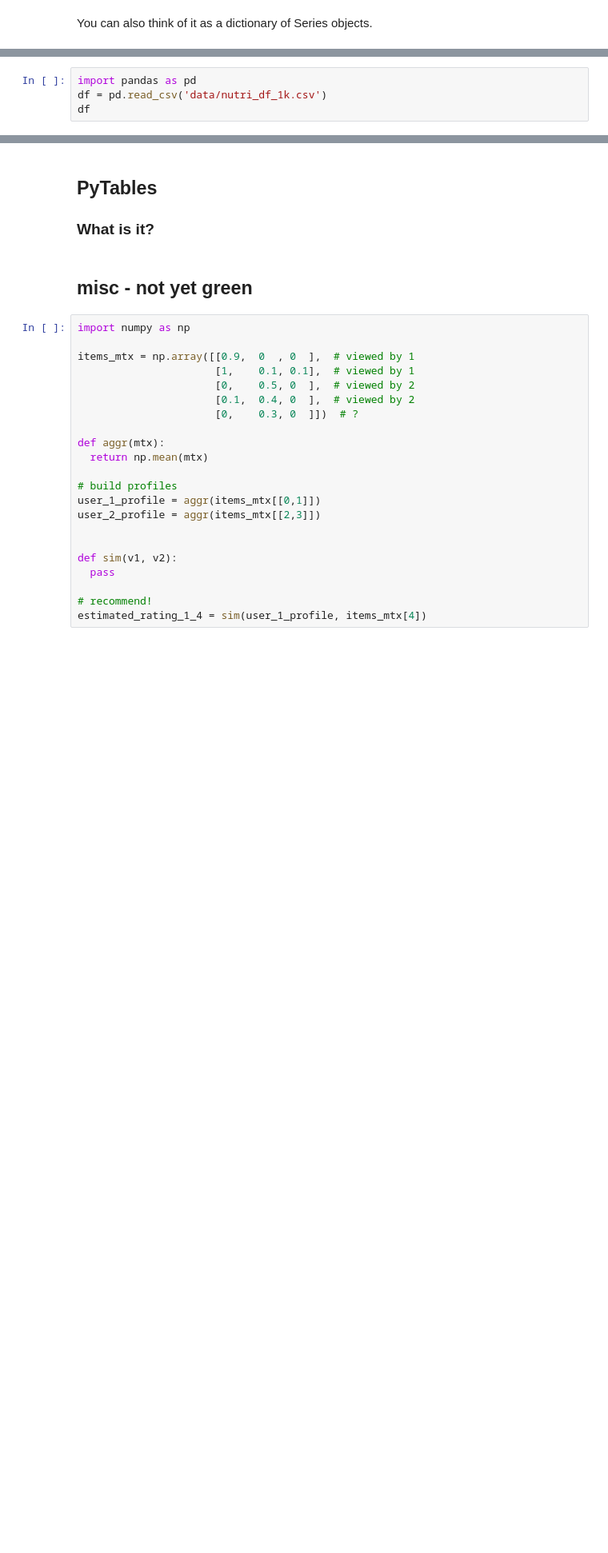
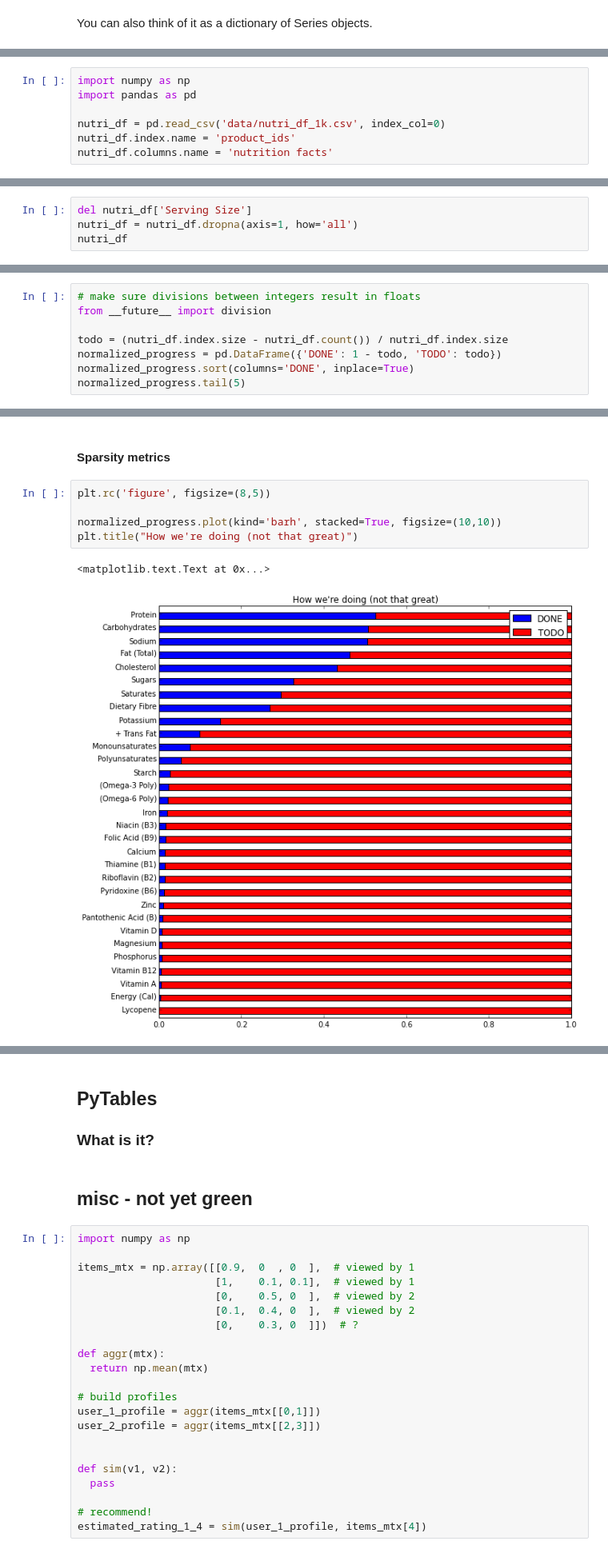
Before and after one commit to aurora1625/pycon2013, a Jupyter notebook: pycon.ipynb, the cells around one changed output, grey strips where cells are left out. Shown: that part at 80% size. Cells and saved outputs as stored; diff of their text form; blank space fills up the shorter version.

```diff
--- a/pycon.ipynb
+++ b/pycon.ipynb
@@ -925,6 +1011,9 @@ df
 # %%
+import numpy as np
 import pandas as pd
-df = pd.read_csv('data/nutri_df_1k.csv')
-df
+
+nutri_df = pd.read_csv('data/nutri_df_1k.csv', index_col=0)
+nutri_df.index.name = 'product_ids'
+nutri_df.columns.name = 'nutrition facts'
 # %% [output]
 <class 'pandas.core.frame.DataFrame'>
@@ -946,0 +1038,4 @@ dtypes: float64(36), int64(1)
+# %%
+del nutri_df['Serving Size']
+nutri_df = nutri_df.dropna(axis=1, how='all')
+nutri_df
@@ -946,0 +1082,8 @@ dtypes: float64(36), int64(1)
+# %%
+# make sure divisions between integers result in floats
+from __future__ import division
+
+todo = (nutri_df.index.size - nutri_df.count()) / nutri_df.index.size
+normalized_progress = pd.DataFrame({'DONE': 1 - todo, 'TODO': todo})
+normalized_progress.sort(columns='DONE', inplace=True)
+normalized_progress.tail(5)
@@ -946,0 +1119,10 @@ dtypes: float64(36), int64(1)
+# %% [markdown]
+#### Sparsity metrics
+# %%
+plt.rc('figure', figsize=(8,5))
+
+normalized_progress.plot(kind='barh', stacked=True, figsize=(10,10))
+plt.title("How we're doing (not that great)")
+# %% [output]
+<matplotlib.text.Text at 0x...>
+[figure, added]
```
Also changed, not shown: parts of 30 cells of this notebook.
